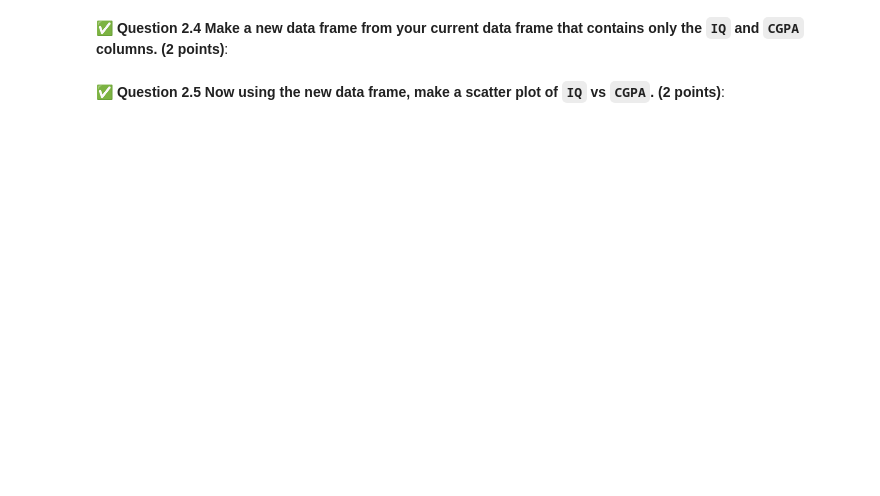
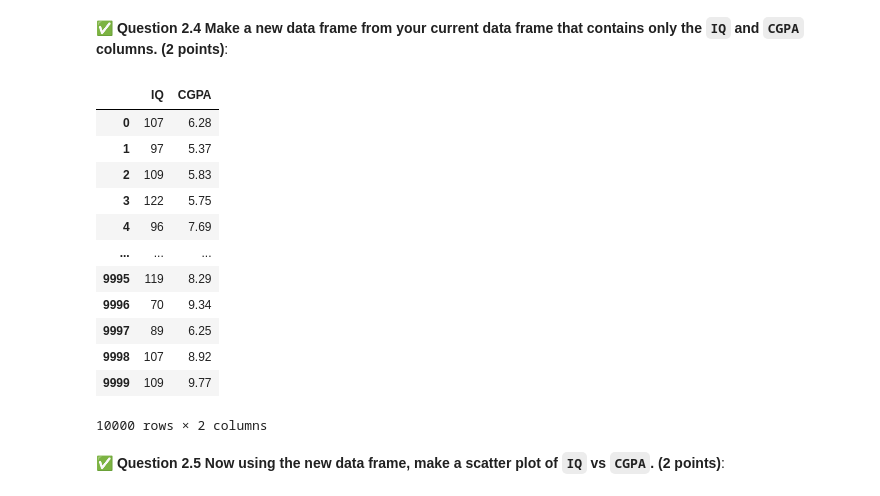
Before and after one commit to JustinTrannn/CMSE202-f25-turnin, a Jupyter notebook: midterm/CMSE202-Midterm-Section001-STUDENT-F25.ipynb, the cells around one changed output. Drawn from its saved outputs; the diff is of its cells as text; code cells hidden in the pictures; blank space fills up the shorter version.

```diff
--- a/midterm/CMSE202-Midterm-Section001-STUDENT-F25.ipynb
+++ b/midterm/CMSE202-Midterm-Section001-STUDENT-F25.ipynb
@@ -68,6 +96,22 @@ In this section you will be tasked with downloading and exploring a specific dat
 &#9989; **Question 2.4 Make a new data frame from your current data frame that contains only the `IQ` and `CGPA` columns. (2 points)**:
 # %%
 ### Put your code here
+iqcgpa = df[['IQ', 'CGPA']]
+iqcgpa
+# %% [output]
+|  | IQ | CGPA |
+| 0 | 107 | 6.28 |
+| 1 | 97 | 5.37 |
+| 2 | 109 | 5.83 |
+| 3 | 122 | 5.75 |
+| 4 | 96 | 7.69 |
+| ... | ... | ... |
+| 9995 | 119 | 8.29 |
+| 9996 | 70 | 9.34 |
+| 9997 | 89 | 6.25 |
+| 9998 | 107 | 8.92 |
+| 9999 | 109 | 9.77 |
+10000 rows × 2 columns
 # %% [markdown]
 &#9989; **Question 2.5 Now using the new data frame, make a scatter plot of `IQ` vs `CGPA`. (2 points)**:
 # %%
```
Also changed, not shown: parts of 8 cells of this notebook.
